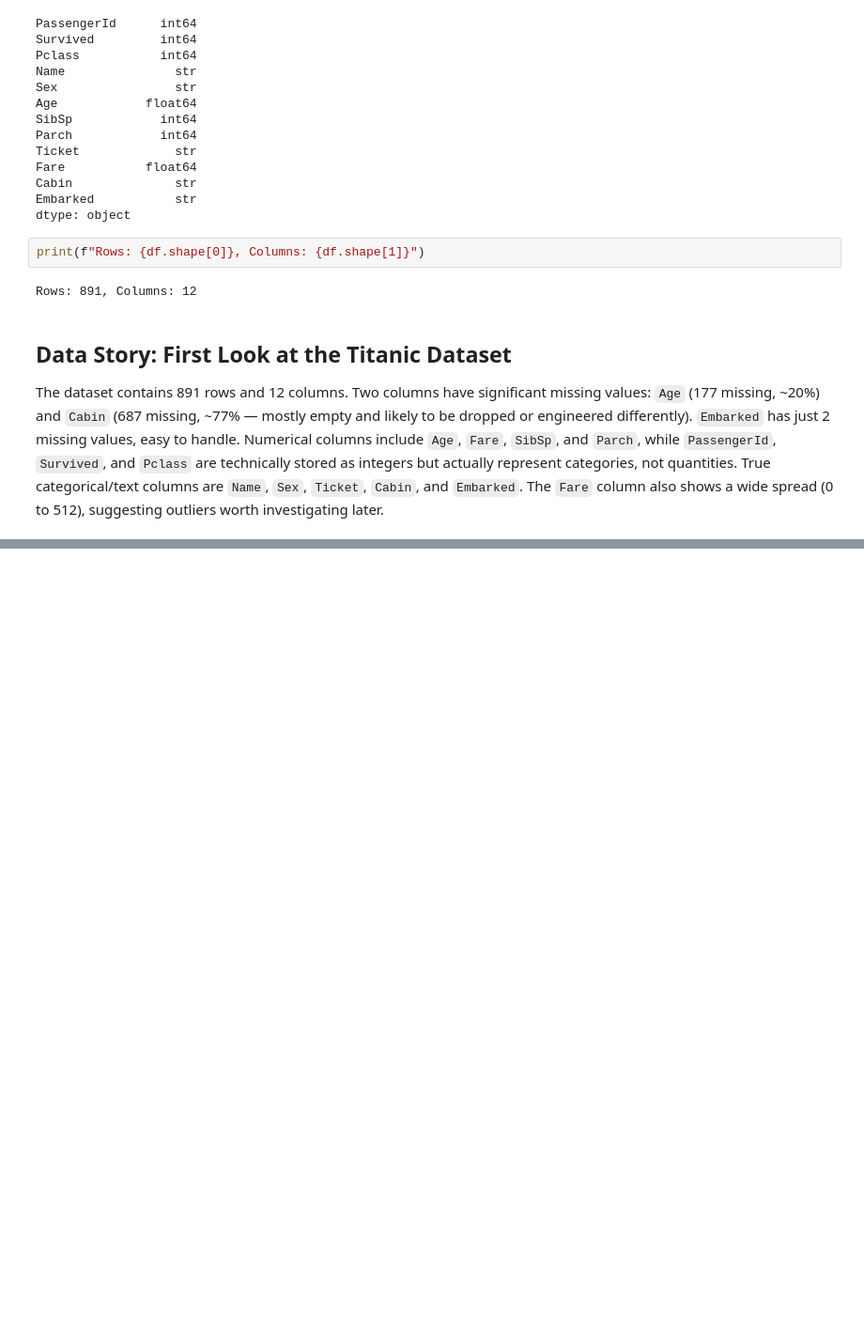
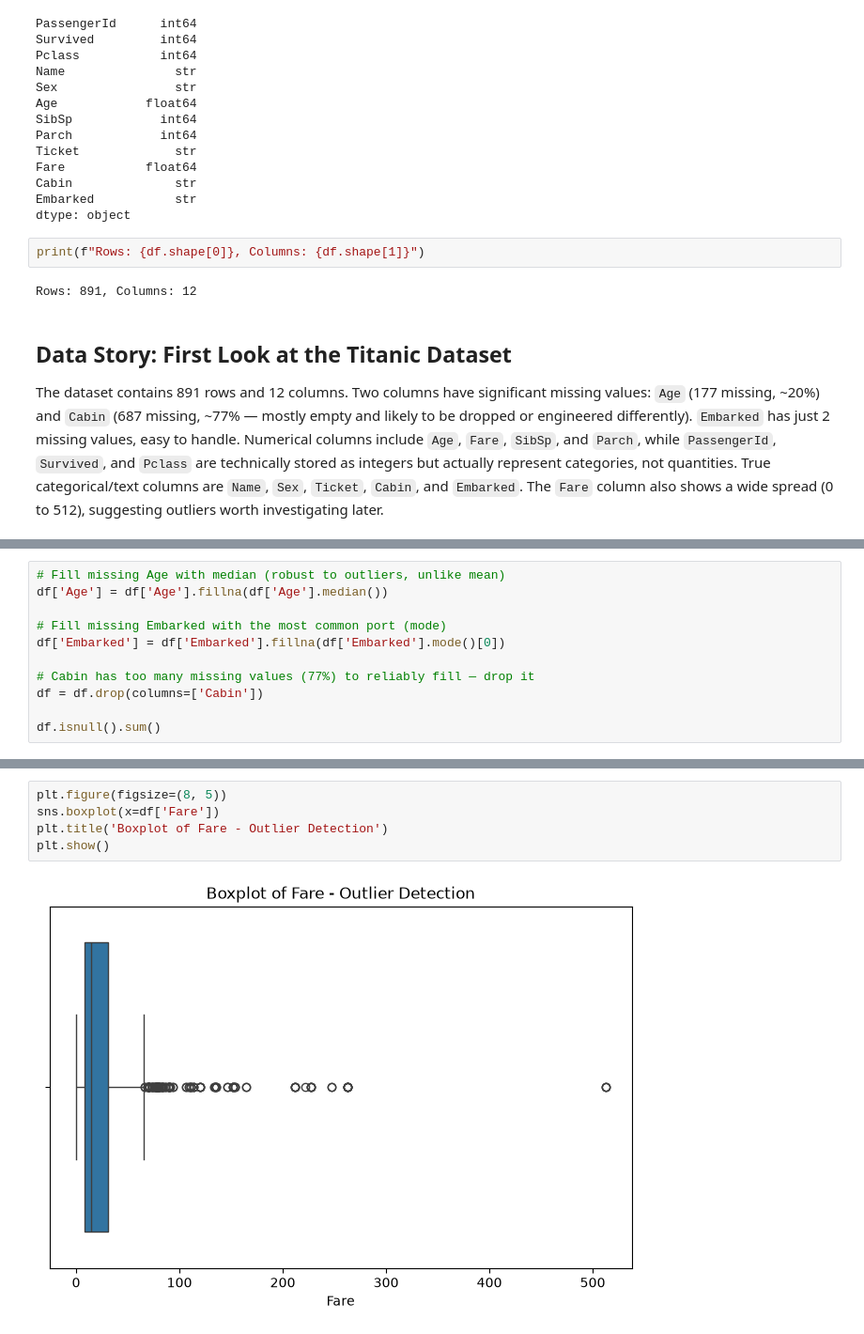
Before and after one commit to sultan2510/neurofive-ml-track, a Jupyter notebook: titanic_eda.ipynb, the cells around one changed output, grey strips where cells are left out. Shown at 94% size. Cells and saved outputs as stored; diff of their text form; blank space fills up the shorter version.

Commit message:
Add data cleaning and visualizations for Titanic EDA

```diff
--- a/titanic_eda.ipynb
+++ b/titanic_eda.ipynb
@@ -101,0 +107,11 @@ quantities. True categorical/text columns are `Name`, `Sex`, `Ticket`,
+# %%
+# Fill missing Age with median (robust to outliers, unlike mean)
+df['Age'] = df['Age'].fillna(df['Age'].median())
+
+# Fill missing Embarked with the most common port (mode)
+df['Embarked'] = df['Embarked'].fillna(df['Embarked'].mode()[0])
+
+# Cabin has too many missing values (77%) to reliably fill — drop it
+df = df.drop(columns=['Cabin'])
+
+df.isnull().sum()
@@ -101,0 +139,7 @@ quantities. True categorical/text columns are `Name`, `Sex`, `Ticket`,
+# %%
+plt.figure(figsize=(8, 5))
+sns.boxplot(x=df['Fare'])
+plt.title('Boxplot of Fare - Outlier Detection')
+plt.show()
+# %% [output]
+[figure, added]
```
Also changed, not shown: parts of 8 cells of this notebook.
